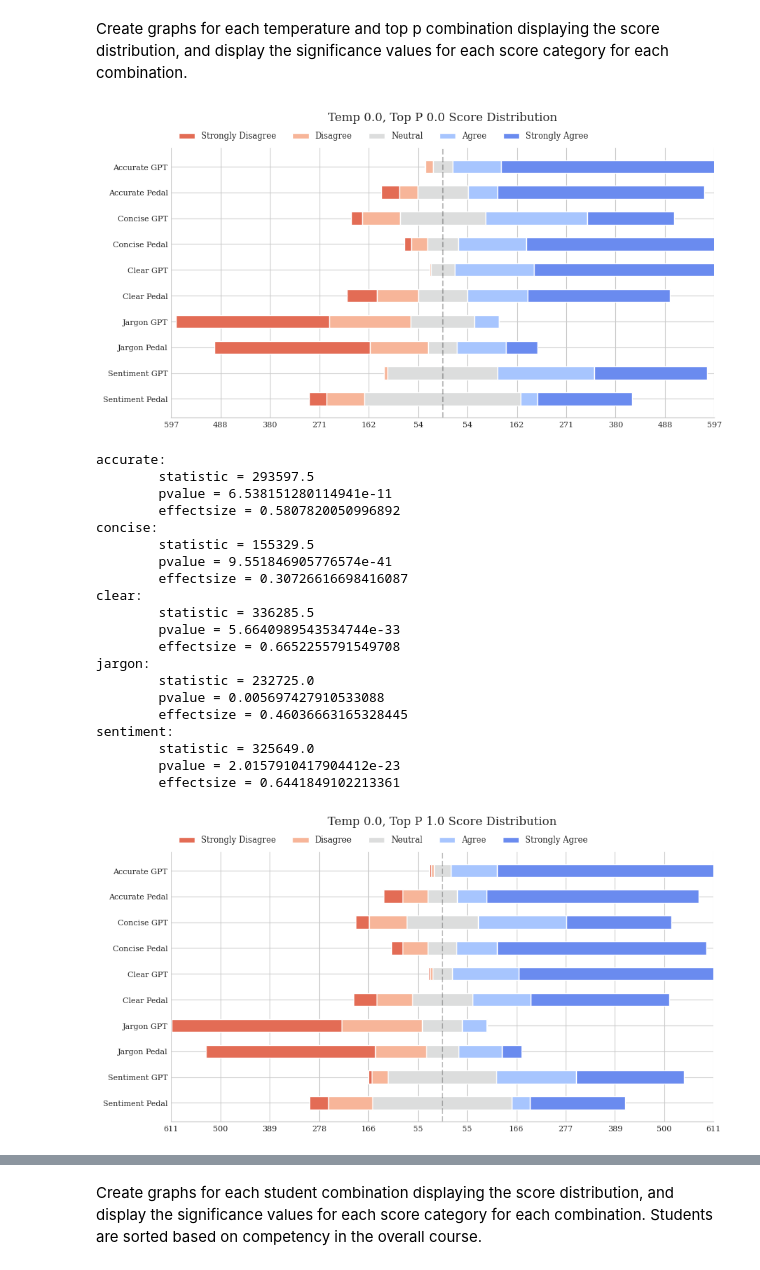
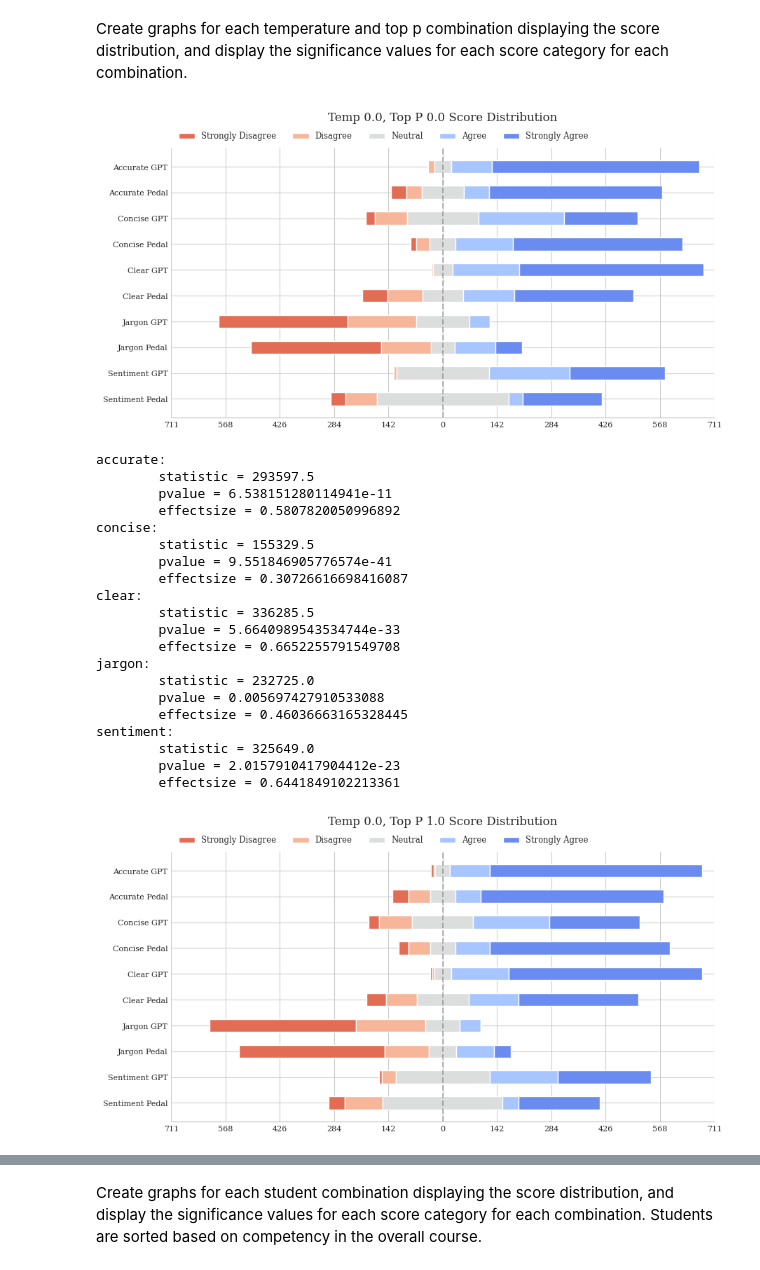
Before and after one commit to THRALLab/pedal-kennel, a Jupyter notebook: examples/chosen_problems_st3-3_as3-3_at1_v1/analysis.ipynb, the cells around one changed output, grey strips where cells are left out. Saved outputs shown, nothing was run; the diff lists cells and outputs as text; code cells hidden in the pictures.

Commit message:
fix graphs going over their bounds

```diff
--- a/examples/chosen_problems_st3-3_as3-3_at1_v1/analysis.ipynb
+++ b/examples/chosen_problems_st3-3_as3-3_at1_v1/analysis.ipynb
@@ -468,15 +466,15 @@ def diverging_stacked_bar_chart(results, title=None, category_names=('Strongly D
     for i, (colname, color) in enumerate(zip(category_names, category_colors)):
         widths = data[:, i]
         starts = data_cum[:, i] - widths - offsets
-        rects = ax.barh(labels, widths, left=starts, height=0.5,
-                        label=colname, color=color)
+        rects = ax.barh(labels, widths, left=starts, height=0.5, label=colname, color=color)
 
     # Add Zero Reference Line
     ax.axvline(0, linestyle='--', color='black', alpha=.25)
 
     # X Axis
-    ax.set_xlim(-data.max(), data.max())
-    ax.set_xticks(np.arange(-data.max() - (data.max() / 10), data.max() + (data.max() / 10) + 1, (data.max() * 2) / 10))
+    bound = max(abs(starts[0] - widths[0] - offsets[0]), abs(starts[-1] + widths[-1] + offsets[-1]))
+    ax.set_xlim(-bound, bound)
+    ax.set_xticks(np.arange(-bound, bound + 1, (bound * 2) / 10))
     ax.xaxis.set_major_formatter(lambda x, pos: str(abs(int(x))))
 
     # Y Axis
@@ -541,22 +539,22 @@ Create graphs for each temperature and top p combination displaying the score di
 # %%
 temp_and_top_p_combos = [(temp, top_p) for temp in (0.0, 1.0, 2.0) for top_p in (0.0, 1.0) if not (temp == 2.0 and top_p == 1.0)]
 
-for temp_and_top_p_combo in temp_and_top_p_combos:
-    results = {category: list(v.values) for category, v in df[(df.temp == temp_and_top_p_combo[0]) & (df.top_p == temp_and_top_p_combo[1])].groupby('score_category').score.value_counts().unstack('score_category').fillna(0.0).items()}
+for temp, top_p in temp_and_top_p_combos:
+    results = {category: list(v.values) for category, v in df[(df.temp == temp) & (df.top_p == top_p)].groupby('score_category').score.value_counts().unstack('score_category').fillna(0.0).items()}
     results_sorted = {}
     for data_field in data_fields:
         results_sorted[data_field.capitalize() + ' GPT'] = results['instructor_feedback_gpt_' + data_field]
         results_sorted[data_field.capitalize() + ' Pedal'] = results['instructor_feedback_pedal_' + data_field]
-    fig, ax = diverging_stacked_bar_chart(results_sorted, f'Temp {temp_and_top_p_combo[0]}, Top P {temp_and_top_p_combo[1]} Score Distribution')
+    fig, ax = diverging_stacked_bar_chart(results_sorted, f'Temp {temp}, Top P {top_p} Score Distribution')
     plt.show()
 
     for data_field in data_fields:
-        gpt_scores = df[(df.score_category == f'instructor_feedback_gpt_{data_field}') & (df.temp == temp_and_top_p_combo[0]) & (df.top_p == temp_and_top_p_combo[1])]['score']
-        pedal_scores = df[(df.score_category == f'instructor_feedback_pedal_{data_field}') & (df.temp == temp_and_top_p_combo[0]) & (df.top_p == temp_and_top_p_combo[1])]['score']
+        gpt_scores = df[(df.score_category == f'instructor_feedback_gpt_{data_field}') & (df.temp == temp) & (df.top_p == top_p)]['score']
+        pedal_scores = df[(df.score_category == f'instructor_feedback_pedal_{data_field}') & (df.temp == temp) & (df.top_p == top_p)]['score']
         U, p = st.mannwhitneyu(gpt_scores, pedal_scores)
         print(data_field + ':\n\tstatistic =', U, '\n\tpvalue =', p, '\n\teffectsize =', U / (len(gpt_scores) * len(pedal_scores)))
 # %% [output]
-[figure, old version]
+[figure, new version]
 accurate:
         statistic = 293597.5
         pvalue = 6.538151280114941e-11
@@ -577,7 +575,7 @@ sentiment:
         statistic = 325649.0
         pvalue = 2.0157910417904412e-23
         effectsize = 0.6441849102213361
-[figure, old version]
+[figure, new version]
 accurate:
         statistic = 288496.0
         pvalue = 2.4025979538697123e-09
```
Also changed, not shown: parts of 9 cells of this notebook.
